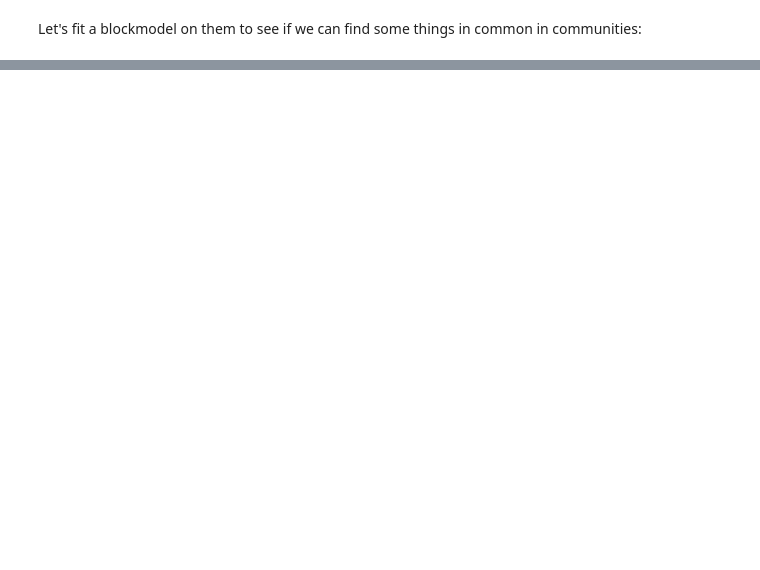
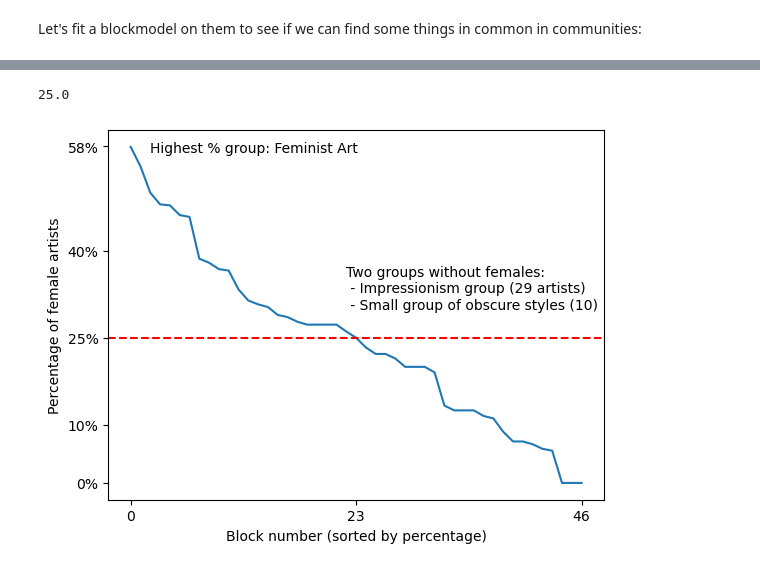
Before and after one commit to me9hanics/e-flux_scraping_coexhibition_networks, a Jupyter notebook: 4_network_building.ipynb, the cells around one changed output, grey strips where cells are left out. Saved outputs shown, nothing was run; the diff lists cells and outputs as text; code cells hidden in the pictures; blank space fills up the shorter version.

```diff
--- a/4_network_building.ipynb
+++ b/4_network_building.ipynb
@@ -184,0 +247,11 @@ state.draw(output="images/artists_selected_block_model.png") #SVG is nicer, but
+# %%
+b = state.levels[0].get_blocks()
+
+#Create a look up table of block ids and included artist names
+block_to_artist = {}
+for v in g_selected.vertices():
+    block_id = b[v]
+    artist = g_selected.vertex_properties["name"][v]
+    if block_id not in block_to_artist:
+        block_to_artist[block_id] = [] #Create the list, put the artist in it below
+    block_to_artist[block_id].append(artist)
@@ -184,0 +278,2 @@ state.draw(output="images/artists_selected_block_model.png") #SVG is nicer, but
+# %%
+artists_selected = artists[artists['artist'].isin(artists_in_both)]
@@ -184,0 +364,15 @@ state.draw(output="images/artists_selected_block_model.png") #SVG is nicer, but
+# %%
+blocks_nationality = []; blocks_citizenship = []; blocks_gender = []; blocks_birth_year = []; blocks_wikiart_pictures_count = []; blocks_styles = []; blocks_movement = []; blocks_size = []
+for block_id, artists_in_block in block_to_artist.items():
+    artists_in_block_df = artists_selected[artists_selected['artist'].isin(artists_in_block)]
+    blocks_nationality.append(get_column_counts_adjusted(artists_in_block_df, 'Nationality'))
+    blocks_citizenship.append(get_column_counts_adjusted(artists_in_block_df, 'citizenship'))
+    blocks_gender.append(get_female_percentage(artists_in_block_df))
+    blocks_birth_year.append(get_column_average(artists_in_block_df, 'birth_year'))
+    blocks_wikiart_pictures_count.append(get_column_average(artists_in_block_df, 'wikiart_pictures_count'))
+    blocks_styles.append(get_column_counts_adjusted(artists_in_block_df, 'styles'))
+    blocks_movement.append(get_column_counts_adjusted(artists_in_block_df, 'movement'))
+    #Add amount of artists in block to the dataframe
+    blocks_size.append(len(artists_in_block))
+#DF
+block_data = pd.DataFrame({'Size':blocks_size, 'Nationality': blocks_nationality, 'citizenship': blocks_citizenship, 'gender': blocks_gender, 'birth_year': blocks_birth_year, 'wikiart_pictures_count': blocks_wikiart_pictures_count, 'styles': blocks_styles, 'movement': blocks_movement})
@@ -184,0 +399,19 @@ state.draw(output="images/artists_selected_block_model.png") #SVG is nicer, but
+# %%
+block_data['gender'].sort_values(ascending=False).values[23]
+# %% [output]
+25.0
+# %%
+#Plot gender
+import matplotlib.pyplot as plt
+
+plt.plot(block_data['gender'].sort_values(ascending=False).values)
+plt.ylabel('Percentage of female artists')
+plt.xlabel('Block number (sorted by percentage)')
+#Add ticks, with percentages
+plt.xticks([0, 23, 46])
+plt.yticks([0, 10, 25, 40, 58], labels=['0%', '10%', '25%', '40%', '58%'])
+plt.axhline(y=25, color='r', linestyle='--')
+plt.text(22, 30, 'Two groups without females:\n - Impressionism group (29 artists)\n - Small group of obscure styles (10)')
+plt.text(2, 57, 'Highest % group: Feminist Art');
+# %% [output]
+[figure, added]
```
Also changed, not shown: parts of 24 cells of this notebook.
